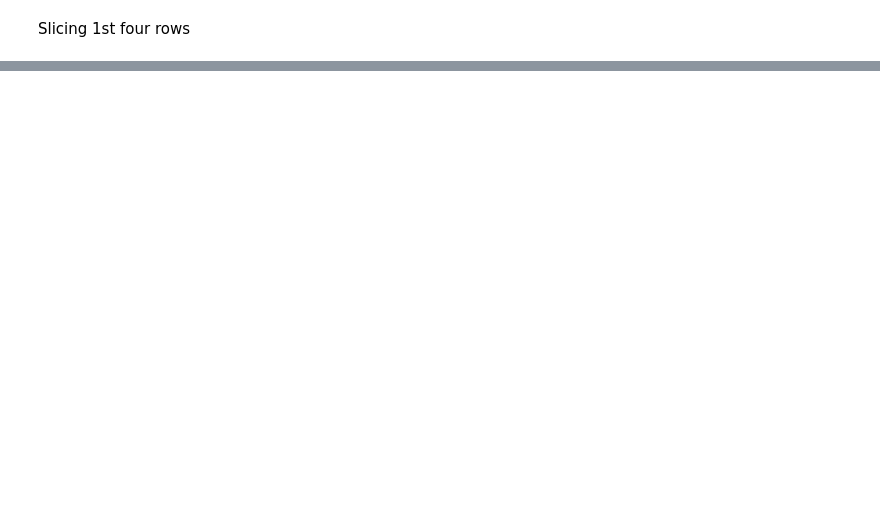
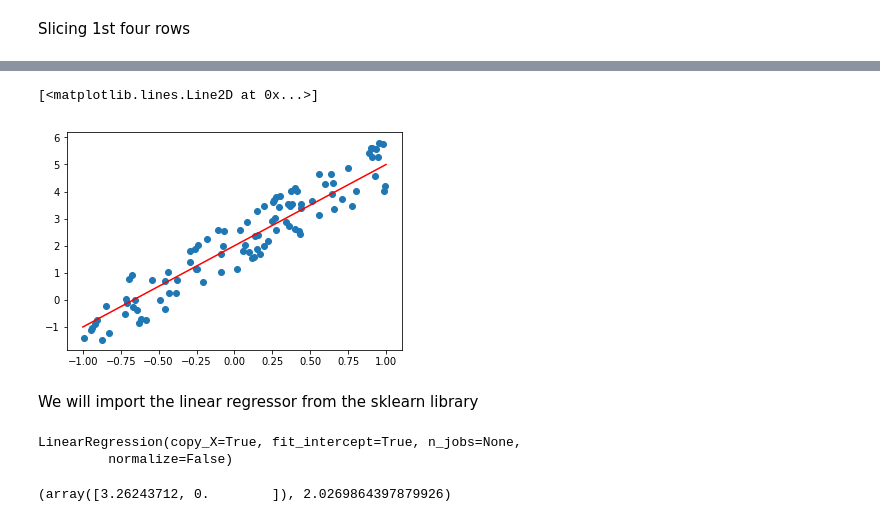
Before and after one commit to tcapelle/python_ines, a Jupyter notebook: Intro.ipynb, the cells around one changed output, grey strips where cells are left out. Drawn from its saved outputs; the diff is of its cells as text; code cells hidden in the pictures; blank space fills up the shorter version.

```diff
--- a/Intro.ipynb
+++ b/Intro.ipynb
@@ -105,0 +112,4 @@ array([[ 0,  1,  2,  3,  4,  5,  6,  7,  8,  9, 10, 11, 12, 13, 14, 15, 16, 17,
+# %%
+x = np.ones((n,2))
+x[:,0] = np.random.uniform(-1, 1, 100)
+x[:5]
@@ -105,0 +122,4 @@ array([[ 0,  1,  2,  3,  4,  5,  6,  7,  8,  9, 10, 11, 12, 13, 14, 15, 16, 17,
+# %%
+a = np.array([3,2])
+# %%
+y = x@a + np.random.uniform(-1,1, n)
@@ -105,0 +135,12 @@ array([[ 0,  1,  2,  3,  4,  5,  6,  7,  8,  9, 10, 11, 12, 13, 14, 15, 16, 17,
+# %%
+def l(x): return 3*x + 2
+# %%
+#The underlying linear function
+x0 = np.linspace(-1,1,n)
+plt.scatter(x[:,0], y)
+plt.plot(x0, l(x0), color='r')
+# %% [output]
+[<matplotlib.lines.Line2D at 0x...>]
+[figure, added]
+# %% [markdown]
+We will import the linear regressor from the sklearn library
@@ -105,0 +153,9 @@ array([[ 0,  1,  2,  3,  4,  5,  6,  7,  8,  9, 10, 11, 12, 13, 14, 15, 16, 17,
+# %%
+regr.fit(x, y)
+# %% [output]
+LinearRegression(copy_X=True, fit_intercept=True, n_jobs=None,
+         normalize=False)
+# %%
+regr.coef_, regr.intercept_
+# %% [output]
+(array([3.26243712, 0.        ]), 2.0269864397879926)
```
Also changed, not shown: parts of 64 cells of this notebook, 1 other file.
